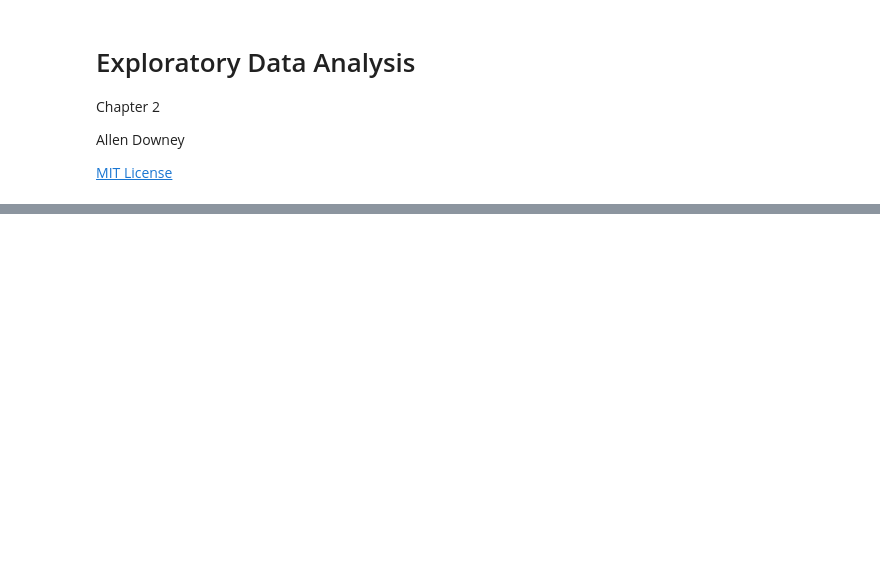
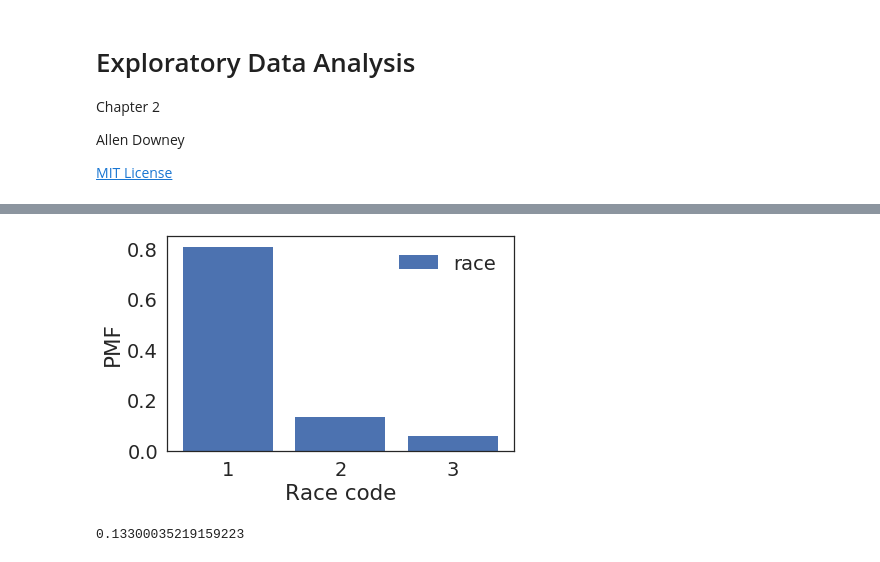
Before and after one commit to AllenDowney/ExploratoryDataAnalysis, a Jupyter notebook: eda_chap2.ipynb, the cells around one changed output, grey strips where cells are left out. Cells and saved outputs as stored; diff of their text form; code cells hidden in the pictures; blank space fills up the shorter version.

```diff
--- a/eda_chap2.ipynb
+++ b/eda_chap2.ipynb
@@ -281,0 +365,10 @@ brfss.describe()
+# %%
+pmf_race.normalize()
+pmf_race.bar()
+decorate(xlabel='Race code', ylabel='PMF')
+# %% [output]
+[figure, added]
+# %%
+pmf_race(2)
+# %% [output]
+0.13300035219159223
```
Also changed, not shown: parts of 69 cells of this notebook, 5 other files.
